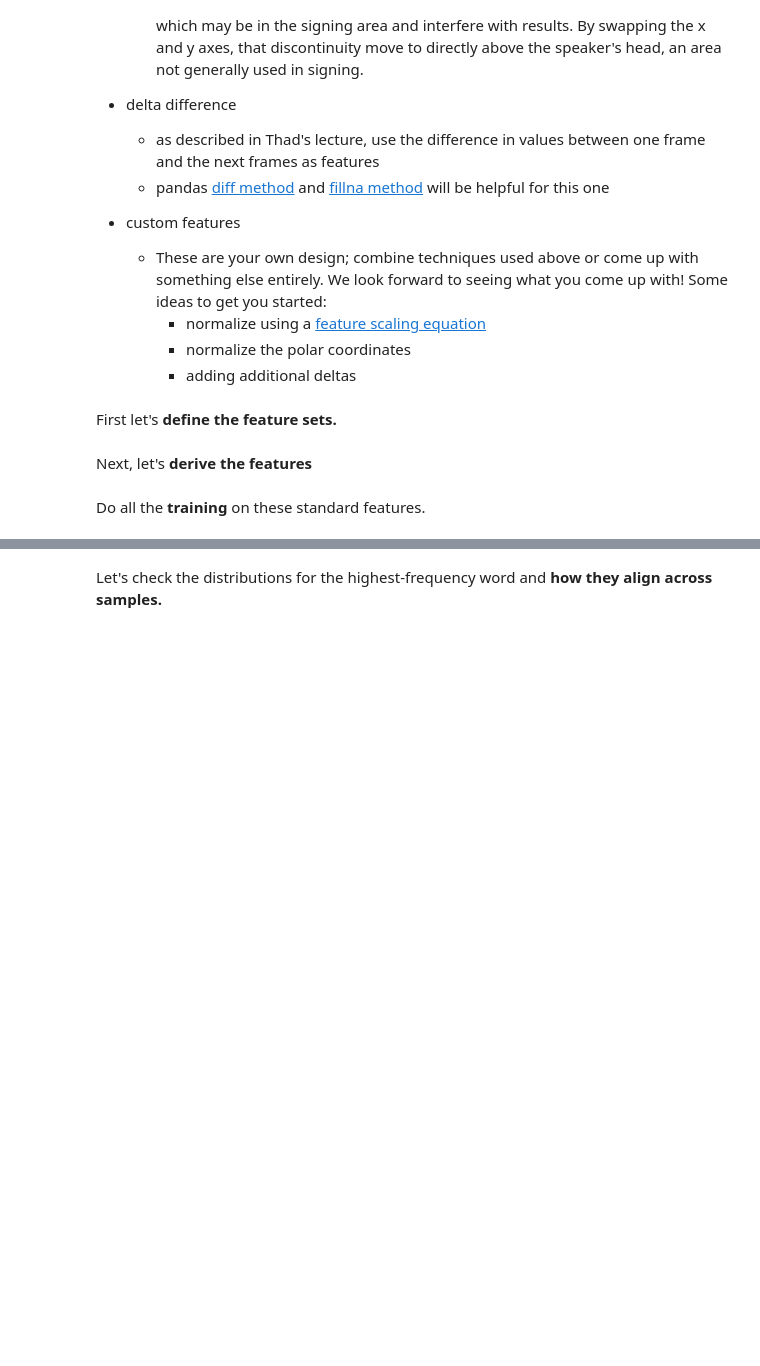
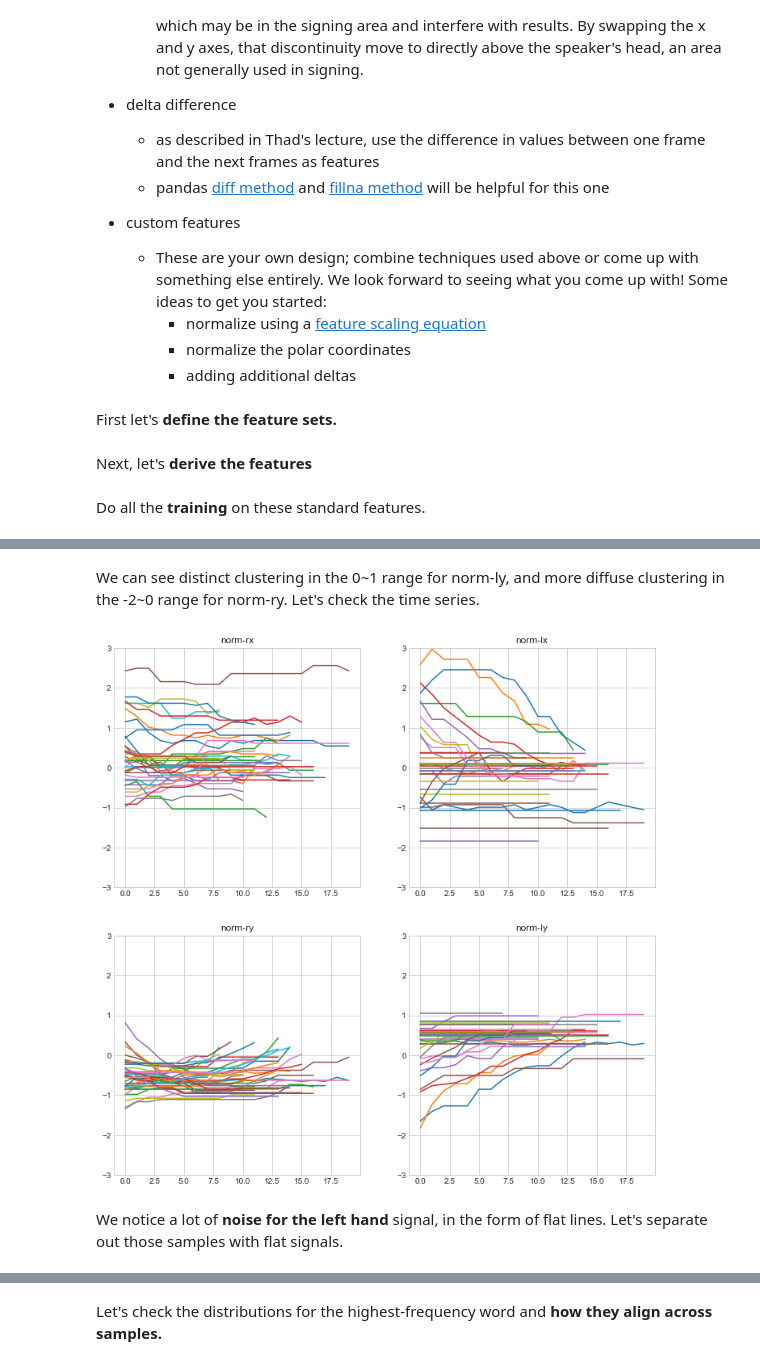
Before and after one commit to markovchainsmoker/AIND-Recognizer, a Jupyter notebook: asl_recognizer.ipynb, the cells around one changed output, grey strips where cells are left out. Drawn from its saved outputs; the diff is of its cells as text; code cells hidden in the pictures; blank space fills up the shorter version.

```diff
--- a/asl_recognizer.ipynb
+++ b/asl_recognizer.ipynb
@@ -245,0 +252,9 @@ def make_scatter(df):
+# %% [markdown]
+We can see distinct clustering in the 0~1 range for norm-ly, and more diffuse clustering in the -2~0 range for norm-ry.
+Let's check the time series.
+# %%
+fig=utils.make_lines(samples['norm'][test_word])
+# %% [output]
+[figure, added]
+# %% [markdown]
+We notice a lot of **noise for the left hand** signal, in the form of flat lines. Let's separate out those samples with flat signals.
```
Also changed, not shown: parts of 88 cells of this notebook.
